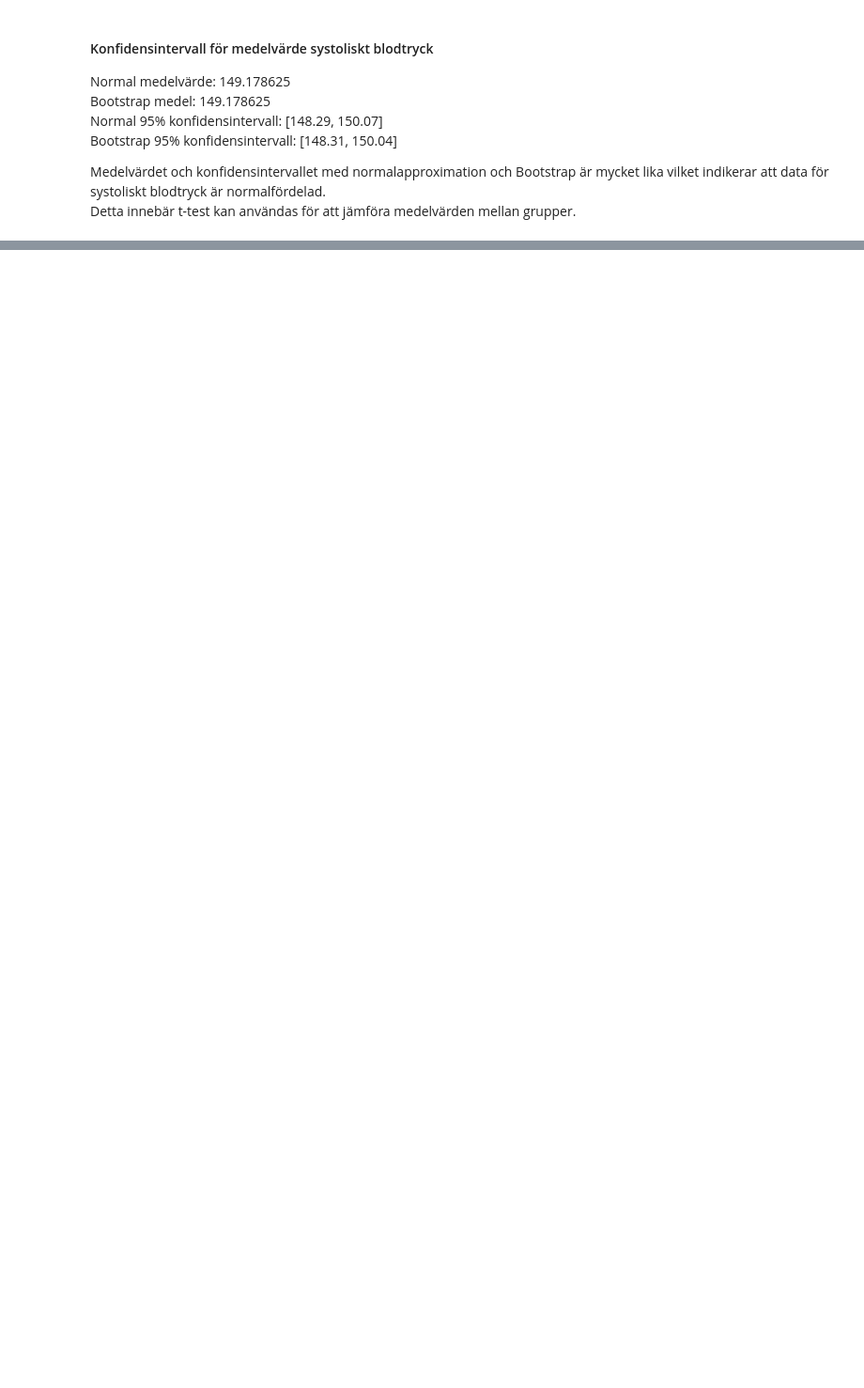
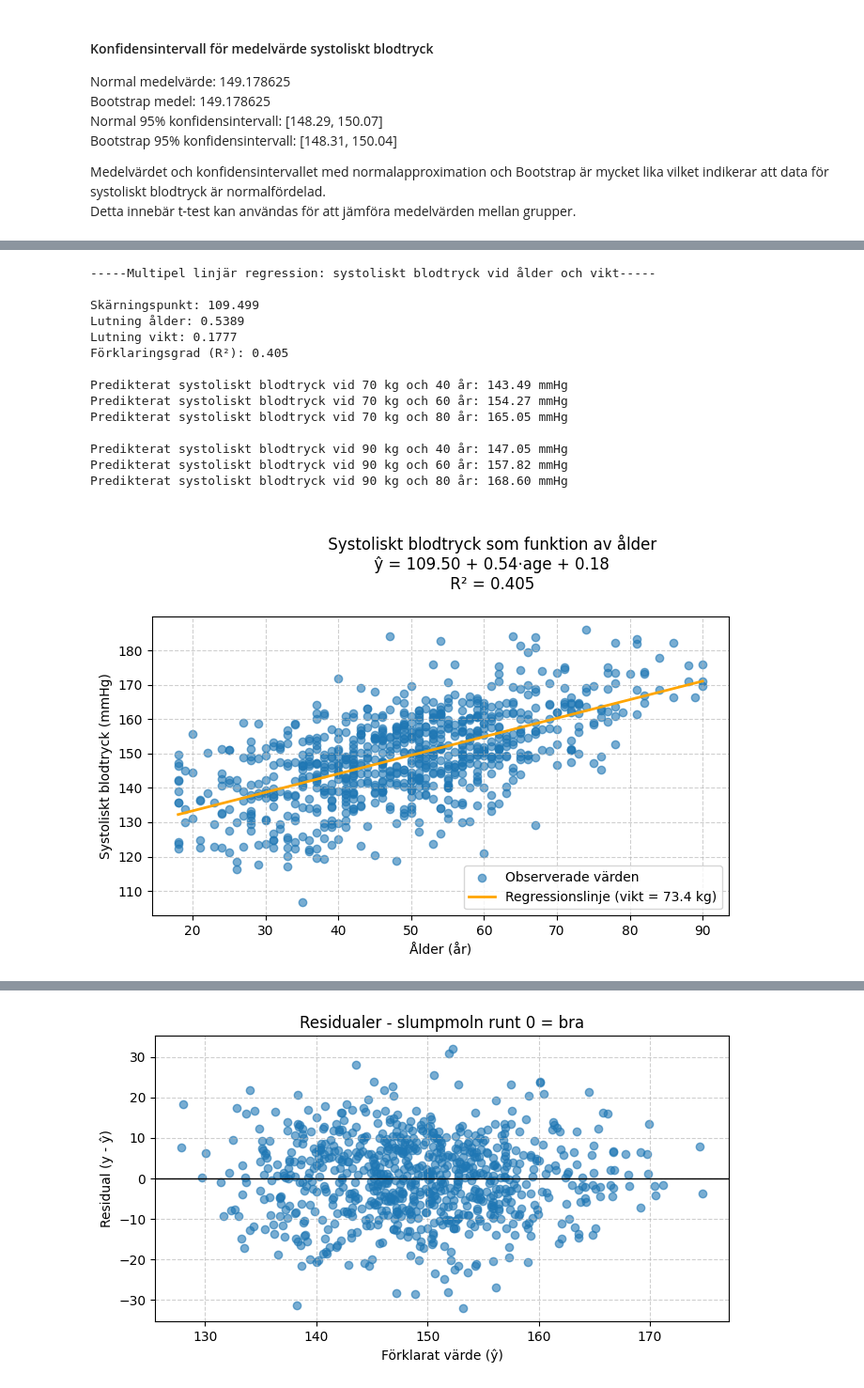
Before and after one commit to MalinMo/Halsostudie, a Jupyter notebook: report.ipynb, the cells around one changed output, grey strips where cells are left out. Shown at 94% size. Drawn from its saved outputs; the diff is of its cells as text; code cells hidden in the pictures; blank space fills up the shorter version.

```diff
--- a/report.ipynb
+++ b/report.ipynb
@@ -251,0 +327,45 @@ Prognos systoliskt blodtryck vid 80 års ålder: 165.57
+# %%
+BP2 = BPAnalyzer2(df_clean)
+
+print("-----Multipel linjär regression: systoliskt blodtryck vid ålder och vikt-----\n")
+print(f"Skärningspunkt: {BP2.intercept:.3f}")
+print(f"Lutning ålder: {BP2.slope_age:.4f}")
+print(f"Lutning vikt: {BP2.slope_weight:.4f}")
+print(f"Förklaringsgrad (R²): {BP2.r2:.3f}\n")
+
+weight = 70
+ages = [40, 60, 80]
+for age in ages:
+    pred = BP2.prediction(age=age, weight=weight)[0]
+    print(f"Predikterat systoliskt blodtryck vid {weight} kg och {age} år: {pred:.2f} mmHg")
+print()
+weight = 90
+ages = [40, 60, 80]
+for age in ages:
+    pred = BP2.prediction(age=age, weight=weight)[0]
+    print(f"Predikterat systoliskt blodtryck vid {weight} kg och {age} år: {pred:.2f} mmHg")
+
+fig, ax = BP2.plot_model_age()
+plt.show()
+
+fig, ax = BP2.plot_model_weight()
+plt.show()
+
+fig, ax = BP2.plot_residuals()
+plt.show()
+# %% [output]
+-----Multipel linjär regression: systoliskt blodtryck vid ålder och vikt-----
+
+Skärningspunkt: 109.499
+Lutning ålder: 0.5389
+Lutning vikt: 0.1777
+Förklaringsgrad (R²): 0.405
+
+Predikterat systoliskt blodtryck vid 70 kg och 40 år: 143.49 mmHg
+Predikterat systoliskt blodtryck vid 70 kg och 60 år: 154.27 mmHg
+Predikterat systoliskt blodtryck vid 70 kg och 80 år: 165.05 mmHg
+
+Predikterat systoliskt blodtryck vid 90 kg och 40 år: 147.05 mmHg
+Predikterat systoliskt blodtryck vid 90 kg och 60 år: 157.82 mmHg
+Predikterat systoliskt blodtryck vid 90 kg och 80 år: 168.60 mmHg
+[figure, added]
@@ -251,0 +373 @@ Prognos systoliskt blodtryck vid 80 års ålder: 165.57
+[figure, added]
```
Also changed, not shown: parts of 13 cells of this notebook, 2 other files.
